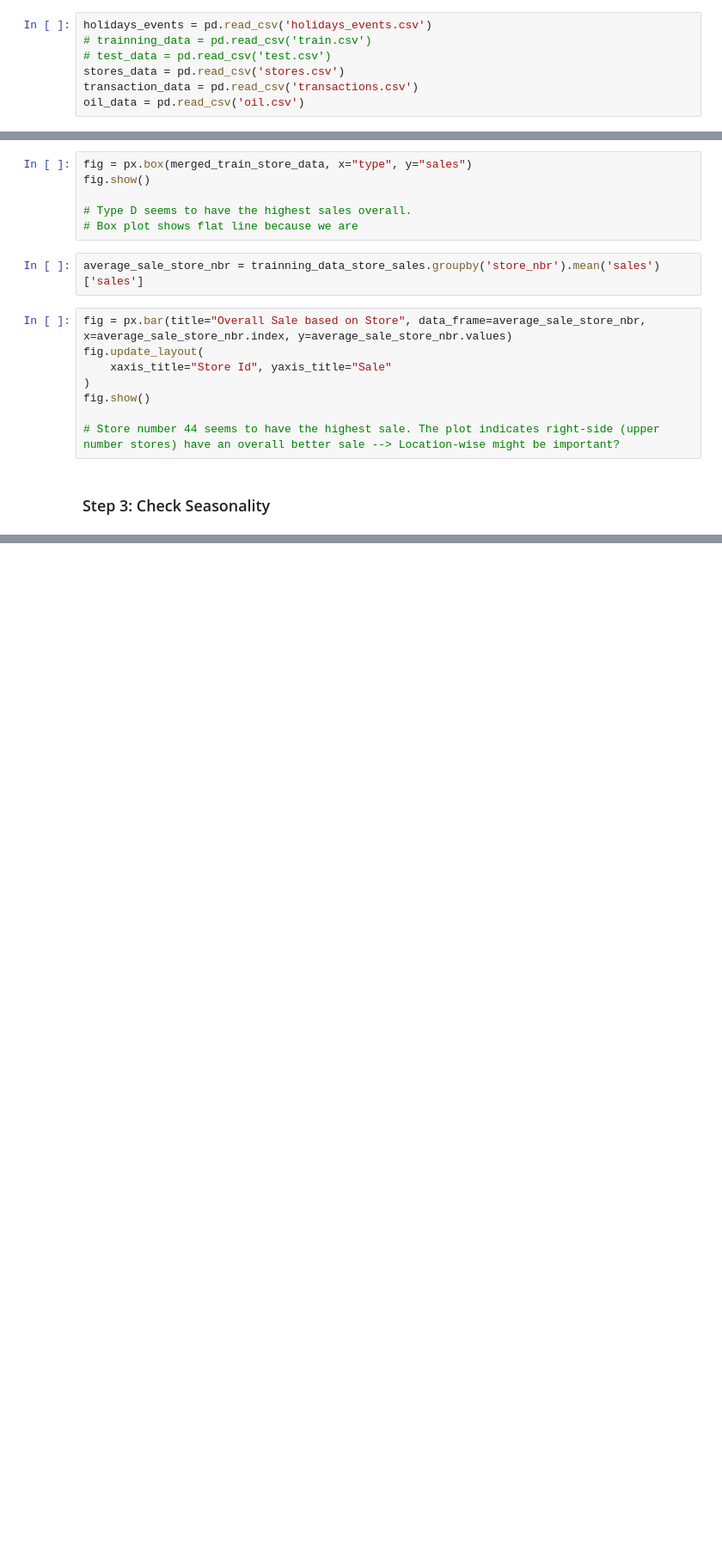
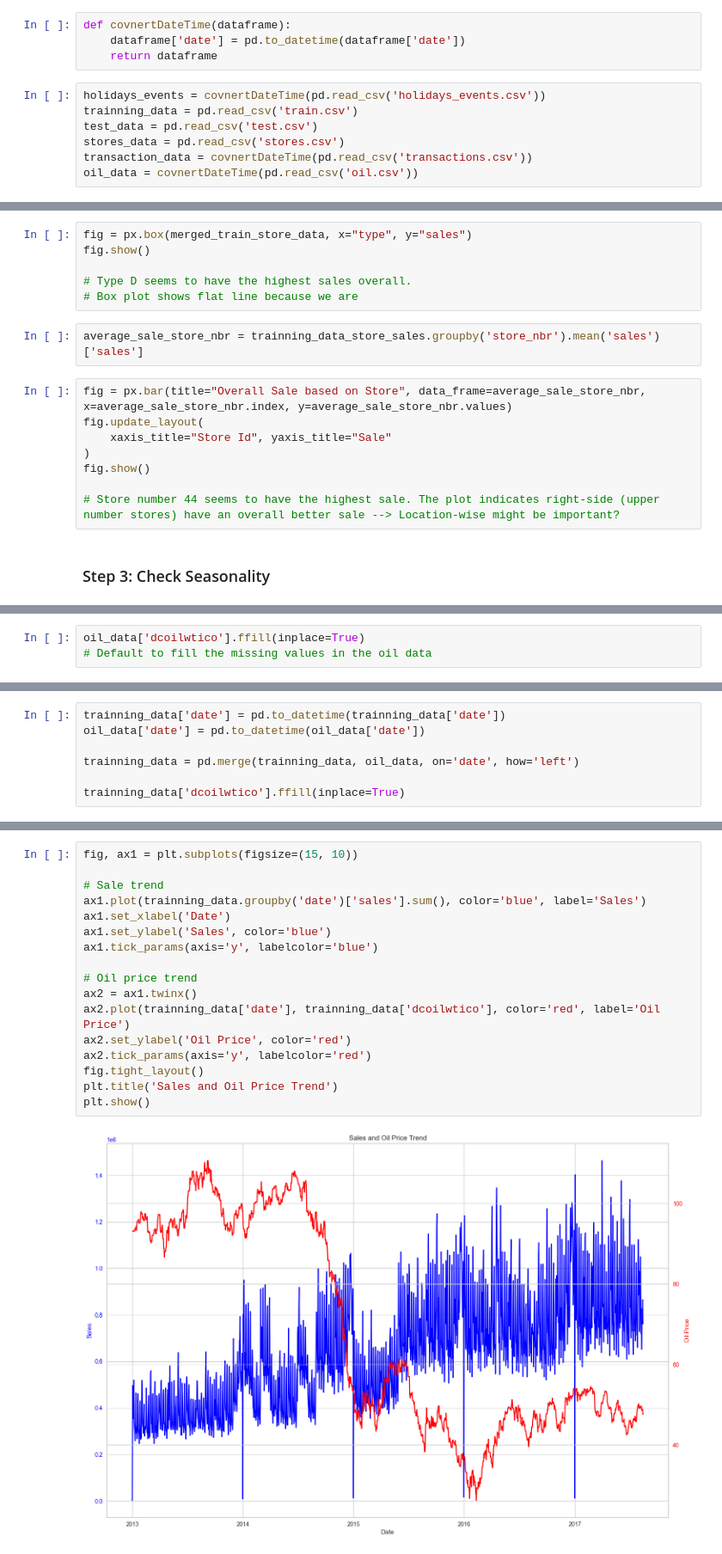
Before and after one commit to lognguyen/kaggle-store-prediction, a Jupyter notebook: storePrediction.ipynb, the cells around one changed output, grey strips where cells are left out. Shown: that part at 86% size. Cells and saved outputs as stored; diff of their text form; blank space fills up the shorter version.

```diff
--- a/storePrediction.ipynb
+++ b/storePrediction.ipynb
@@ -40,10 +46,14 @@ np.random.seed(0)
+# %%
+def covnertDateTime(dataframe):
+    dataframe['date'] = pd.to_datetime(dataframe['date'])
+    return dataframe
 # %%
-holidays_events = pd.read_csv('holidays_events.csv')
-# trainning_data = pd.read_csv('train.csv')
-# test_data = pd.read_csv('test.csv')
+holidays_events = covnertDateTime(pd.read_csv('holidays_events.csv'))
+trainning_data = pd.read_csv('train.csv')
+test_data = pd.read_csv('test.csv')
 stores_data = pd.read_csv('stores.csv')
-transaction_data = pd.read_csv('transactions.csv')
-oil_data = pd.read_csv('oil.csv')
+transaction_data = covnertDateTime(pd.read_csv('transactions.csv'))
+oil_data = covnertDateTime(pd.read_csv('oil.csv'))
 # %%
 print("\n Store Data:")
 display(stores_data.head(5))
@@ -474,0 +242,3 @@ _ = ax.legend([FAMILY, FAMILY + ' Forecast'])
+# %%
+oil_data['dcoilwtico'].ffill(inplace=True)
+# Default to fill the missing values in the oil data
@@ -474,0 +247,7 @@ _ = ax.legend([FAMILY, FAMILY + ' Forecast'])
+# %%
+trainning_data['date'] = pd.to_datetime(trainning_data['date'])
+oil_data['date'] = pd.to_datetime(oil_data['date'])
+
+trainning_data = pd.merge(trainning_data, oil_data, on='date', how='left')
+
+trainning_data['dcoilwtico'].ffill(inplace=True)
@@ -474,0 +269,19 @@ _ = ax.legend([FAMILY, FAMILY + ' Forecast'])
+# %%
+fig, ax1 = plt.subplots(figsize=(15, 10))
+
+# Sale trend
+ax1.plot(trainning_data.groupby('date')['sales'].sum(), color='blue', label='Sales')
+ax1.set_xlabel('Date')
+ax1.set_ylabel('Sales', color='blue')
+ax1.tick_params(axis='y', labelcolor='blue')
+
+# Oil price trend
+ax2 = ax1.twinx()
+ax2.plot(trainning_data['date'], trainning_data['dcoilwtico'], color='red', label='Oil Price')
+ax2.set_ylabel('Oil Price', color='red')
+ax2.tick_params(axis='y', labelcolor='red')
+fig.tight_layout()
+plt.title('Sales and Oil Price Trend')
+plt.show()
+# %% [output]
+[figure, added]
```
Also changed, not shown: parts of 56 cells of this notebook, 2 other files.
